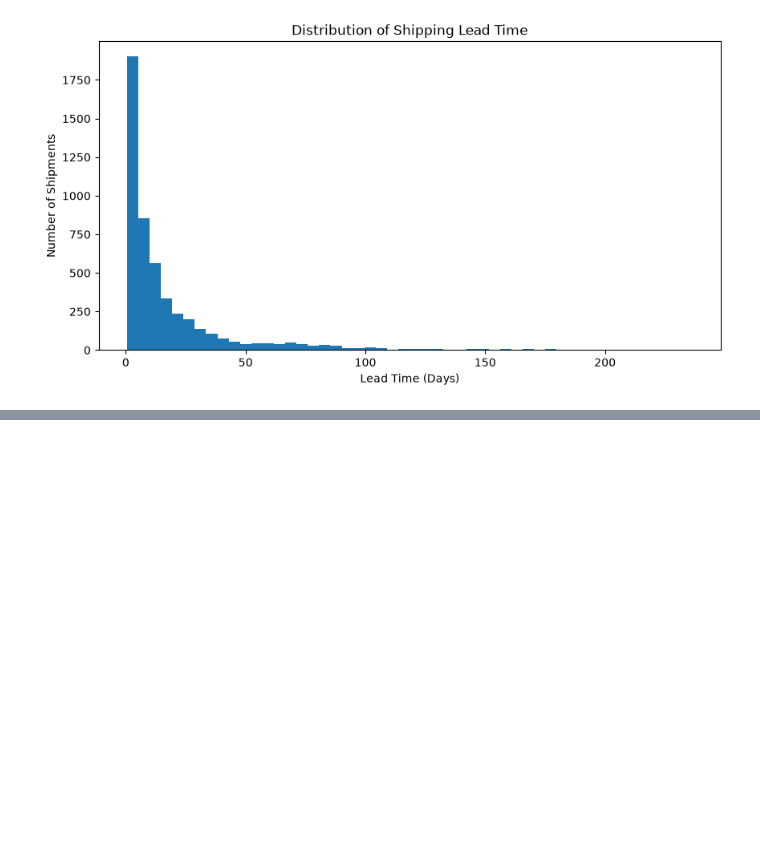
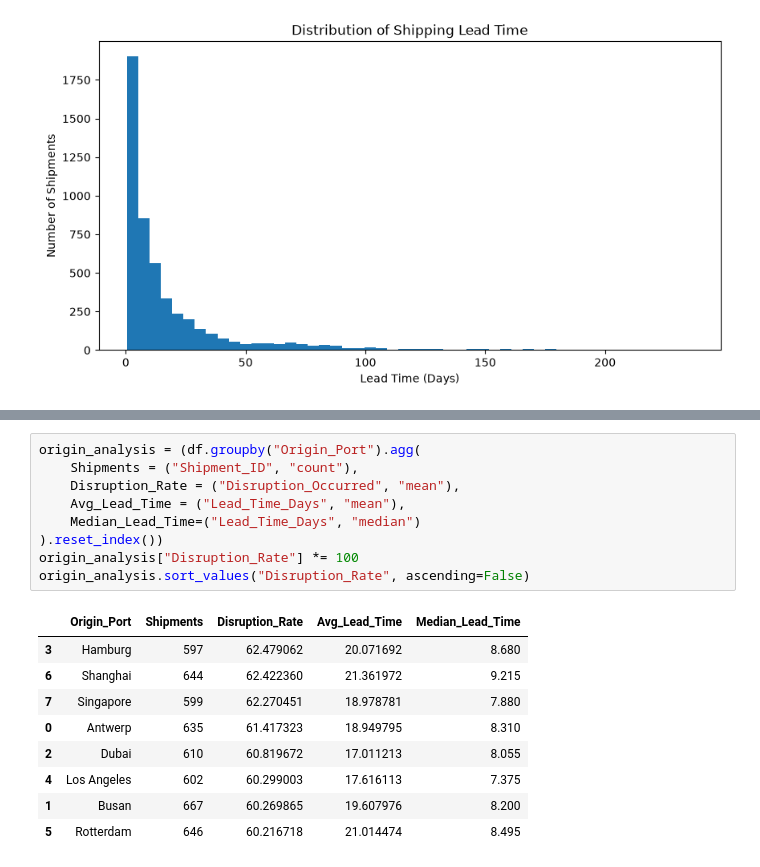
Before and after one commit to sharath1103/Global-Supply-Chain-Disruption, a Jupyter notebook: global_supply_chain_disruption.ipynb, the cells around one changed output, grey strips where cells are left out. Drawn from its saved outputs; the diff is of its cells as text; blank space fills up the shorter version.

```diff
--- a/global_supply_chain_disruption.ipynb
+++ b/global_supply_chain_disruption.ipynb
@@ -125,0 +296,19 @@ plt.show()
+# %%
+origin_analysis = (df.groupby("Origin_Port").agg(
+    Shipments = ("Shipment_ID", "count"),
+    Disruption_Rate = ("Disruption_Occurred", "mean"),
+    Avg_Lead_Time = ("Lead_Time_Days", "mean"),
+    Median_Lead_Time=("Lead_Time_Days", "median")
+).reset_index())
+origin_analysis["Disruption_Rate"] *= 100
+origin_analysis.sort_values("Disruption_Rate", ascending=False)
+# %% [output]
+|  | Origin_Port | Shipments | Disruption_Rate | Avg_Lead_Time | Median_Lead_Time |
+| 3 | Hamburg | 597 | 62.479062 | 20.071692 | 8.680 |
+| 6 | Shanghai | 644 | 62.422360 | 21.361972 | 9.215 |
+| 7 | Singapore | 599 | 62.270451 | 18.978781 | 7.880 |
+| 0 | Antwerp | 635 | 61.417323 | 18.949795 | 8.310 |
+| 2 | Dubai | 610 | 60.819672 | 17.011213 | 8.055 |
+| 4 | Los Angeles | 602 | 60.299003 | 17.616113 | 7.375 |
+| 1 | Busan | 667 | 60.269865 | 19.607976 | 8.200 |
+| 5 | Rotterdam | 646 | 60.216718 | 21.014474 | 8.495 |
```
Also changed, not shown: parts of 14 cells of this notebook.
